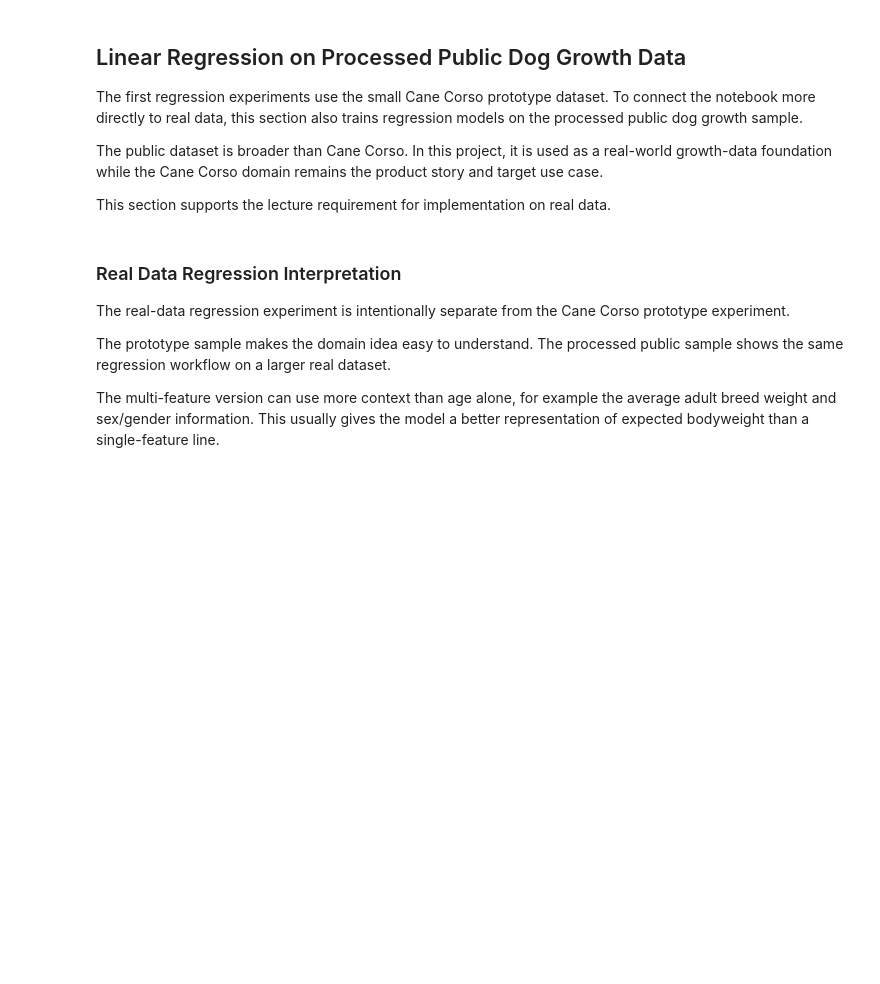
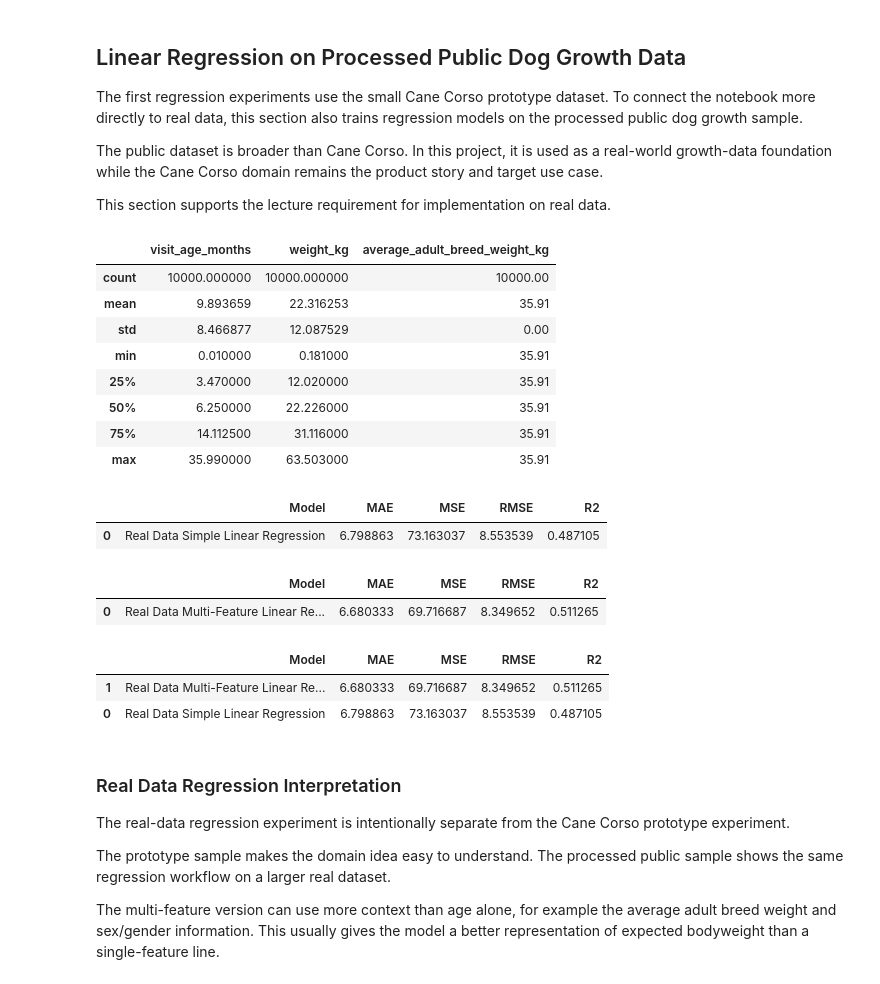
Before and after one commit to SATananov/cane-corso-growth-intelligence, a Jupyter notebook: notebooks/01_linear_regression_growth_prediction.ipynb, the cells around one changed output. Drawn from its saved outputs; the diff is of its cells as text; code cells hidden in the pictures; blank space fills up the shorter version.

Commit message:
Update Growth Intelligence notebooks with executed ML outputs

```diff
--- a/notebooks/01_linear_regression_growth_prediction.ipynb
+++ b/notebooks/01_linear_regression_growth_prediction.ipynb
@@ -189,7 +198,13 @@ residual = real weight - predicted weight
 
 In the full project, the same idea is used with actual project features and growth records.
 # %%
-data_path = '../data/prototype/cane_corso_growth_sample.csv'
+from pathlib import Path
+
+PROJECT_ROOT = Path.cwd()
+if not (PROJECT_ROOT / 'data').exists() and (PROJECT_ROOT.parent / 'data').exists():
+    PROJECT_ROOT = PROJECT_ROOT.parent
+
+data_path = PROJECT_ROOT / 'data' / 'prototype' / 'cane_corso_growth_sample.csv'
 df = pd.read_csv(data_path)
 df.head()
 # %% [output]
@@ -830,20 +845,30 @@ The public dataset is broader than Cane Corso. In this project, it is used as a
 
 This section supports the lecture requirement for implementation on real data.
 # %%
-real_data_path = "../data/processed/dog_growth_public_sample.csv"
+real_data_path = PROJECT_ROOT / 'data' / 'processed' / 'dog_growth_public_sample.csv'
 real_growth_df = pd.read_csv(real_data_path)
 
 real_growth_df = real_growth_df.dropna(
     subset=["visit_age_months", "weight_kg"]
 ).copy()
 
 # The project focuses on growth monitoring, so I keep puppy and young-dog records for this example.
 real_growth_df = real_growth_df[
     (real_growth_df["visit_age_months"] >= 0)
     & (real_growth_df["visit_age_months"] <= 36)
 ].copy()
 
 real_growth_df[["visit_age_months", "weight_kg", "average_adult_breed_weight_kg"]].describe()
+# %% [output]
+|  | visit_age_months | weight_kg | average_adult_breed_weight_kg |
+| count | 10000.000000 | 10000.000000 | 10000.00 |
+| mean | 9.893659 | 22.316253 | 35.91 |
+| std | 8.466877 | 12.087529 | 0.00 |
+| min | 0.010000 | 0.181000 | 35.91 |
+| 25% | 3.470000 | 12.020000 | 35.91 |
+| 50% | 6.250000 | 22.226000 | 35.91 |
+| 75% | 14.112500 | 31.116000 | 35.91 |
+| max | 35.990000 | 63.503000 | 35.91 |
 # %%
 X_real_simple = real_growth_df[["visit_age_months"]]
 y_real = real_growth_df["weight_kg"]
@@ -869,6 +894,9 @@ real_simple_metrics = pd.DataFrame({
 })
 
 real_simple_metrics
+# %% [output]
+|  | Model | MAE | MSE | RMSE | R2 |
+| 0 | Real Data Simple Linear Regression | 6.798863 | 73.163037 | 8.553539 | 0.487105 |
 # %%
 real_multi_df = real_growth_df.dropna(
     subset=["visit_age_months", "weight_kg", "average_adult_breed_weight_kg", "gender"]
@@ -901,6 +929,9 @@ real_multi_metrics = pd.DataFrame({
 })
 
 real_multi_metrics
+# %% [output]
+|  | Model | MAE | MSE | RMSE | R2 |
+| 0 | Real Data Multi-Feature Linear Re... | 6.680333 | 69.716687 | 8.349652 | 0.511265 |
 # %%
 real_data_regression_comparison = pd.concat(
     [real_simple_metrics, real_multi_metrics],
@@ -908,6 +939,10 @@ real_data_regression_comparison = pd.concat(
 )
 
 real_data_regression_comparison.sort_values(by="RMSE")
+# %% [output]
+|  | Model | MAE | MSE | RMSE | R2 |
+| 1 | Real Data Multi-Feature Linear Re... | 6.680333 | 69.716687 | 8.349652 | 0.511265 |
+| 0 | Real Data Simple Linear Regression | 6.798863 | 73.163037 | 8.553539 | 0.487105 |
 # %% [markdown]
 ### Real Data Regression Interpretation
 
```
Also changed, not shown: parts of 2 cells of this notebook, 7 other files.
